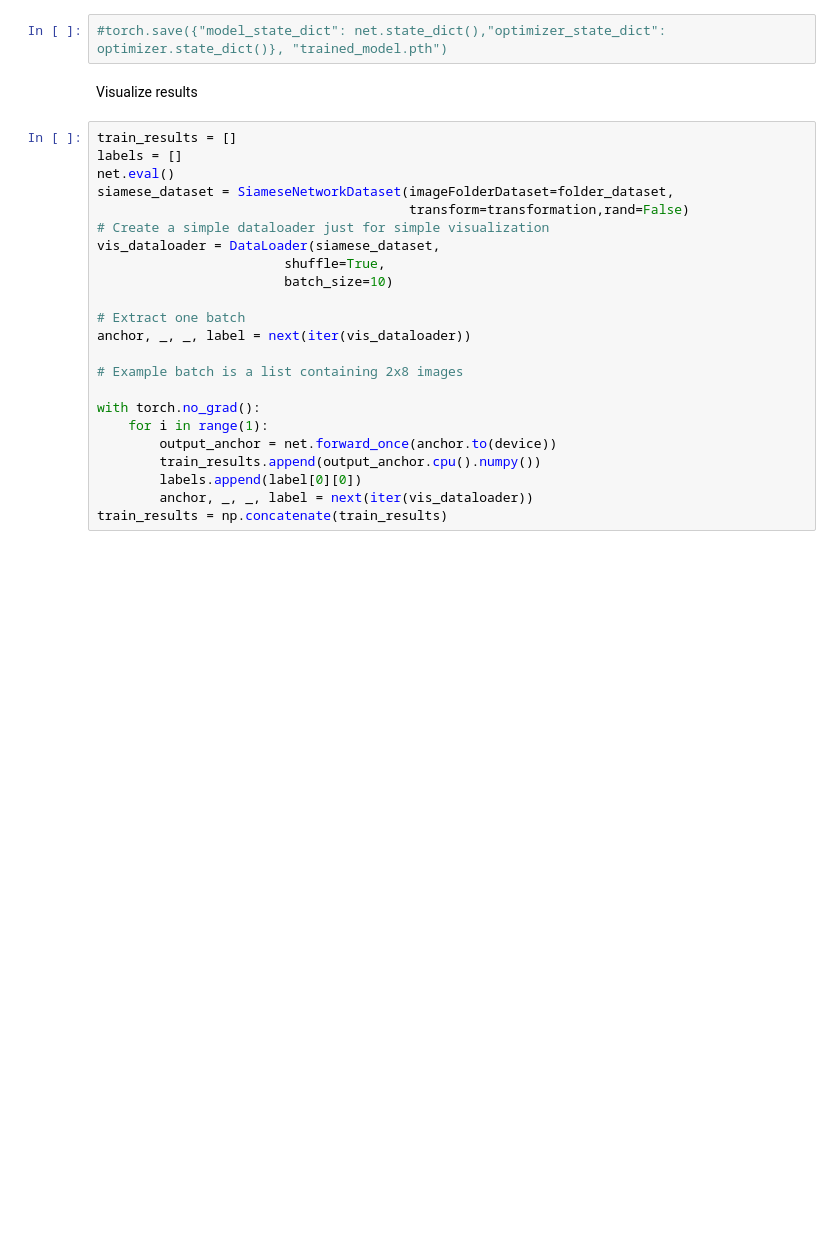
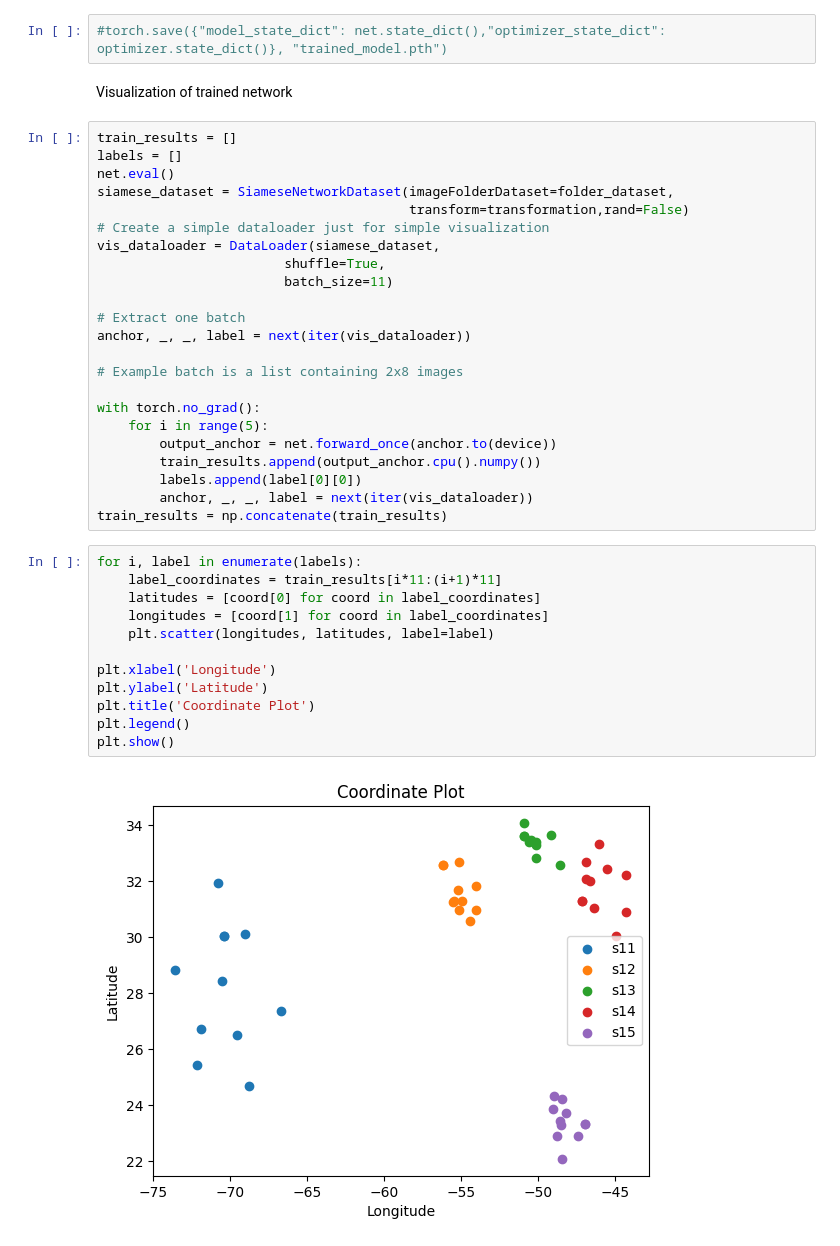
Before and after one commit to PNisargkumar/SiameseNeuralNetwork, a Jupyter notebook: 014_siameseNetwork.ipynb, the cells around one changed output. Drawn from its saved outputs; the diff is of its cells as text; blank space fills up the shorter version.

```diff
--- a/014_siameseNetwork.ipynb
+++ b/014_siameseNetwork.ipynb
@@ -266,8 +342,8 @@ for i in range(10):
 Save Parameters
 # %%
 #torch.save({"model_state_dict": net.state_dict(),"optimizer_state_dict": optimizer.state_dict()}, "trained_model.pth")
-# %% [markdown]
-Visualize results
+# %% [markdown]
+Visualization of trained network
 # %%
 train_results = []
 labels = []
@@ -277,7 +353,7 @@ siamese_dataset = SiameseNetworkDataset(imageFolderDataset=folder_dataset,
 # Create a simple dataloader just for simple visualization
 vis_dataloader = DataLoader(siamese_dataset,
                         shuffle=True,
-                        batch_size=10)
+                        batch_size=11)
 
 # Extract one batch
 anchor, _, _, label = next(iter(vis_dataloader))
@@ -285,9 +361,23 @@ anchor, _, _, label = next(iter(vis_dataloader))
 # Example batch is a list containing 2x8 images
 
 with torch.no_grad():
-    for i in range(1):
+    for i in range(5):
         output_anchor = net.forward_once(anchor.to(device))
         train_results.append(output_anchor.cpu().numpy())
         labels.append(label[0][0])
         anchor, _, _, label = next(iter(vis_dataloader))
 train_results = np.concatenate(train_results)
+# %%
+for i, label in enumerate(labels):
+    label_coordinates = train_results[i*11:(i+1)*11]
+    latitudes = [coord[0] for coord in label_coordinates]
+    longitudes = [coord[1] for coord in label_coordinates]
+    plt.scatter(longitudes, latitudes, label=label)
+
+plt.xlabel('Longitude')
+plt.ylabel('Latitude')
+plt.title('Coordinate Plot')
+plt.legend()
+plt.show()
+# %% [output]
+[figure, added]
```
Also changed, not shown: parts of 8 cells of this notebook.
